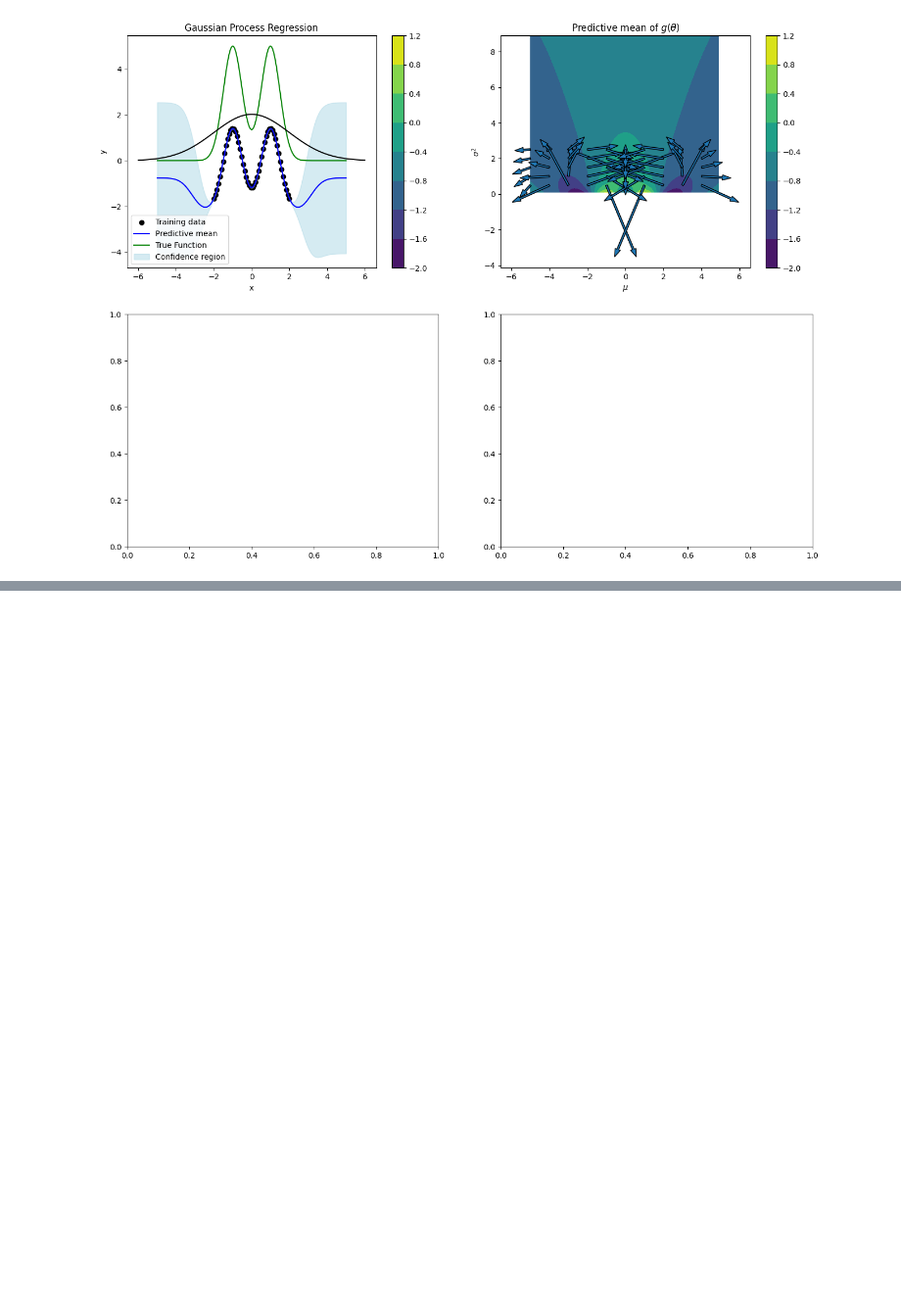
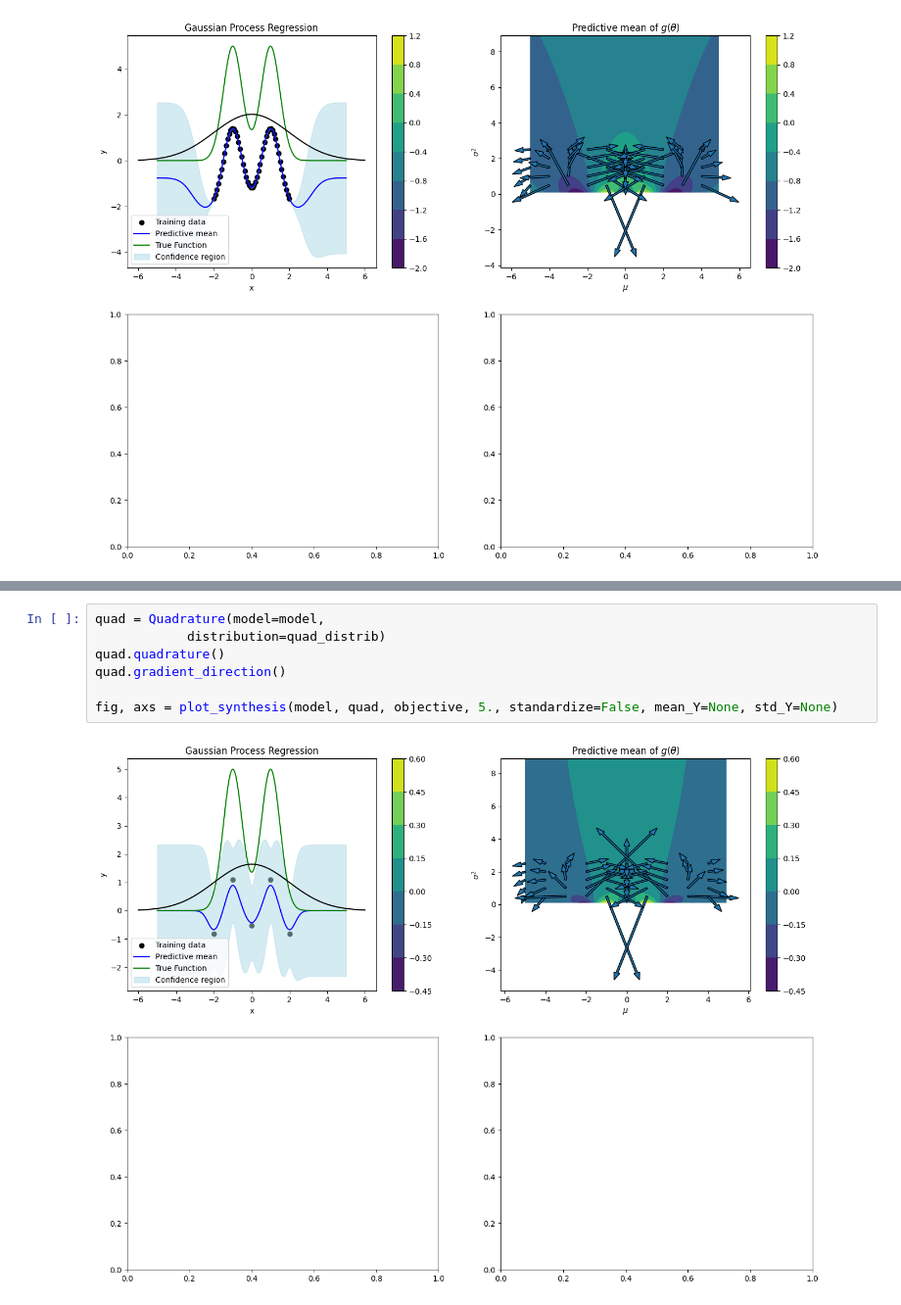
Before and after one commit to pierreosselin/ProbNES, a Jupyter notebook: notebook/quadrature_testfunctions.ipynb, the cells around one changed output, grey strips where cells are left out. Shown at 98% size. Saved outputs shown, nothing was run; the diff lists cells and outputs as text; blank space fills up the shorter version.

```diff
--- a/notebook/quadrature_testfunctions.ipynb
+++ b/notebook/quadrature_testfunctions.ipynb
@@ -146,0 +205,9 @@ fig, axs = plot_synthesis(model, quad, objective, 5., standardize=False, mean_Y=
+# %%
+quad = Quadrature(model=model,
+            distribution=quad_distrib)
+quad.quadrature()
+quad.gradient_direction()
+
+fig, axs = plot_synthesis(model, quad, objective, 5., standardize=False, mean_Y=None, std_Y=None)
+# %% [output]
+[figure, added]
```
Also changed, not shown: parts of 1 cell of this notebook, 6 other files.
